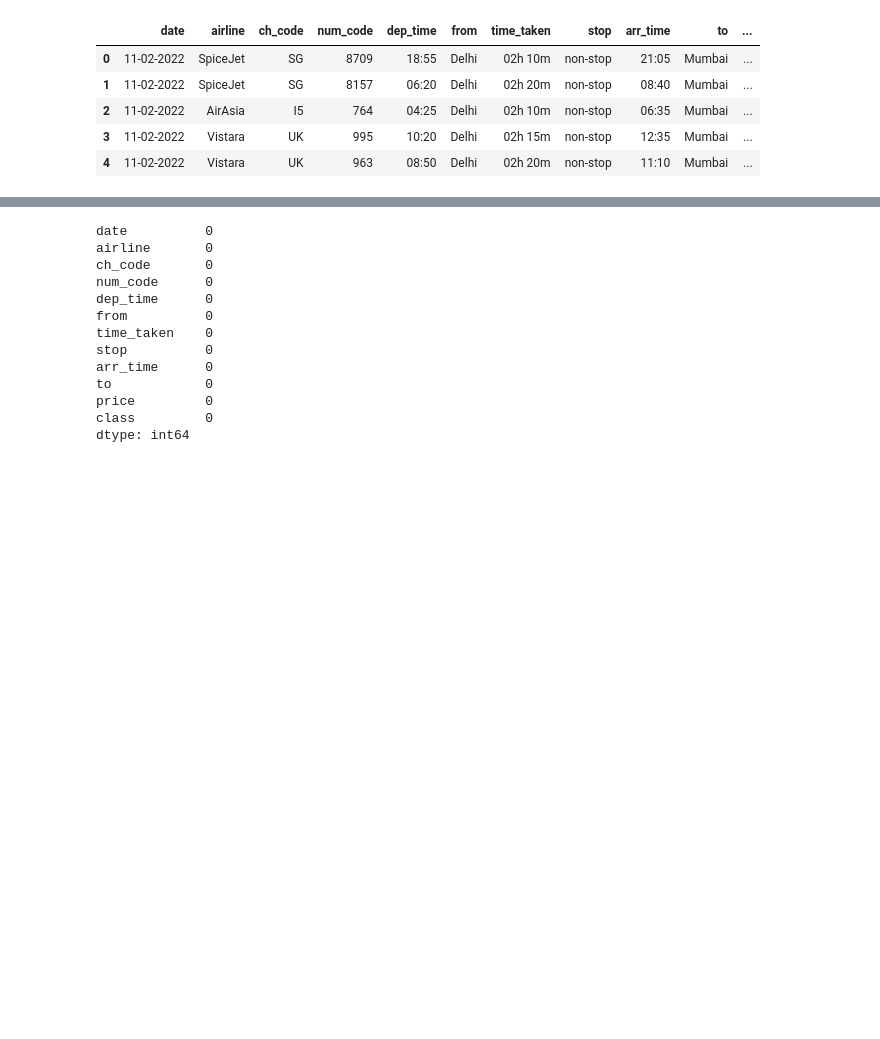
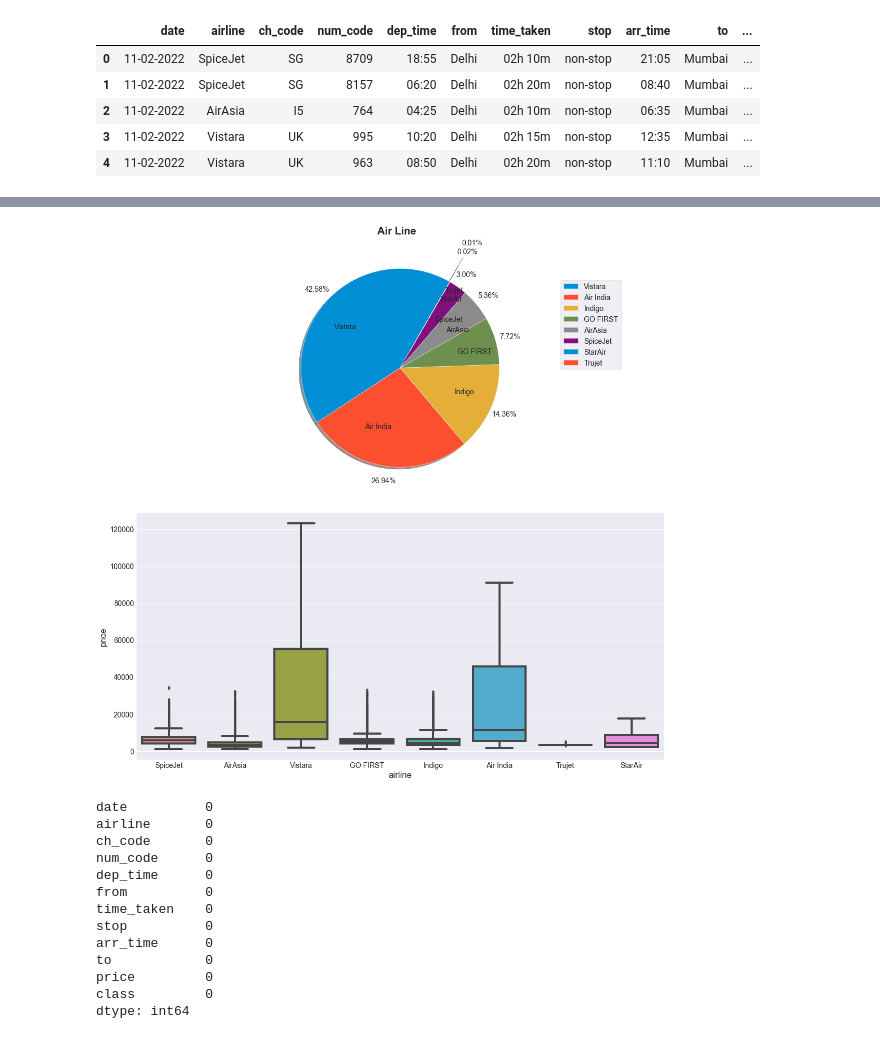
Before and after one commit to deepbdoshi/Flight-Price-Prediction, a Jupyter notebook: Flight Price Prediction.ipynb, the cells around one changed output, grey strips where cells are left out. Cells and saved outputs as stored; diff of their text form; code cells hidden in the pictures; blank space fills up the shorter version.

Commit message:
Data Viz Analysis Added

```diff
--- a/Flight Price Prediction.ipynb
+++ b/Flight Price Prediction.ipynb
@@ -119,3 +131,26 @@ clean_created_df.head()
+# %%
+def pie_box_plot(column, title, explode = False, startangle=0):
+    fig, ax = mp.subplots(2, 1, figsize=(15, 15))
+    fig.suptitle(title, fontsize=20, fontweight='bold')
+    mp.tight_layout()
+
+    # Top ax
+    labels = clean_created_df[column].value_counts().index.tolist()
+    # explode = (0, 0, 0, 0, 0, 0.3)
+    if explode == False:
+        ax[0].pie(clean_created_df[column].value_counts(), autopct='%1.2f%%', labels=labels, shadow=True, pctdistance=1.15, labeldistance=0.6, startangle=startangle)
+    else:
+        ax[0].pie(clean_created_df[column].value_counts(), autopct='%1.2f%%', labels=labels, shadow=True, pctdistance=1.15, labeldistance=0.6, explode=explode, startangle=startangle)
+    ax[0].legend(bbox_to_anchor=(1, 1), loc=2, borderaxespad=5)
+
+    # Bottom ax
+    sns.boxplot(x=column, y='price', data=clean_created_df, ax=ax[1])
+
+    mp.show()
+# %%
+pie_box_plot('airline', 'Air Line', (0, 0, 0, 0, 0, 0, 0.2, 0.3), 60)
+# %% [output]
+[figure, added]
 # %%
 clean_created_df.isnull().sum()
 # %% [output]
```
Also changed, not shown: parts of 29 cells of this notebook.
